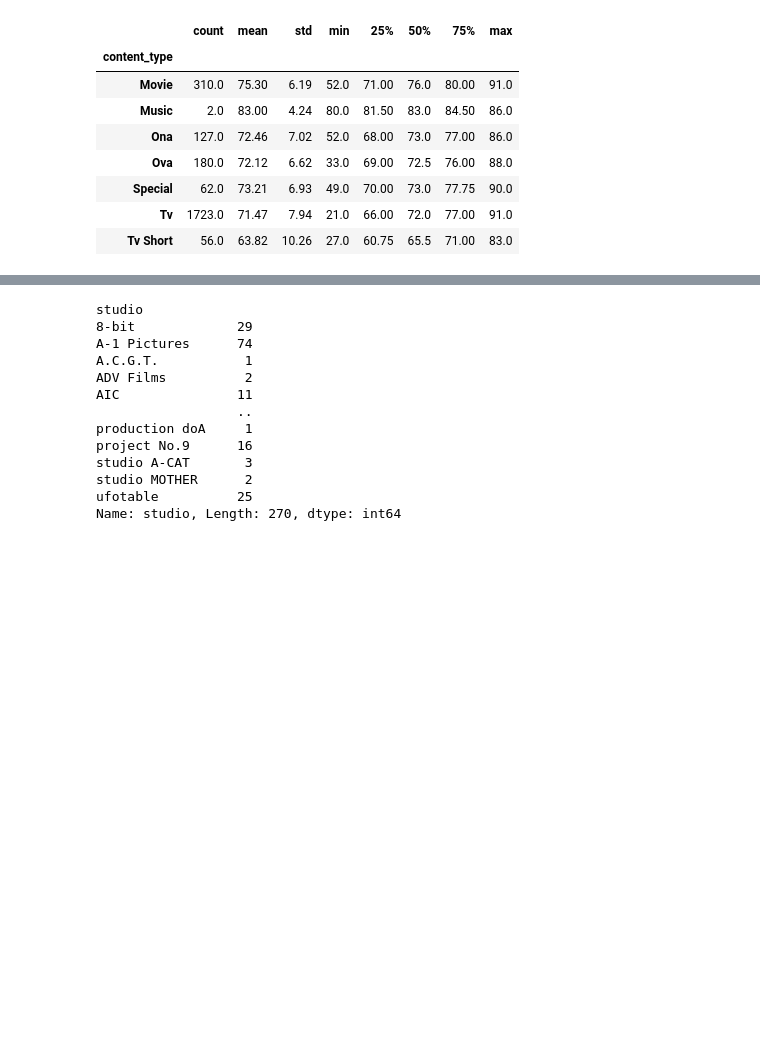
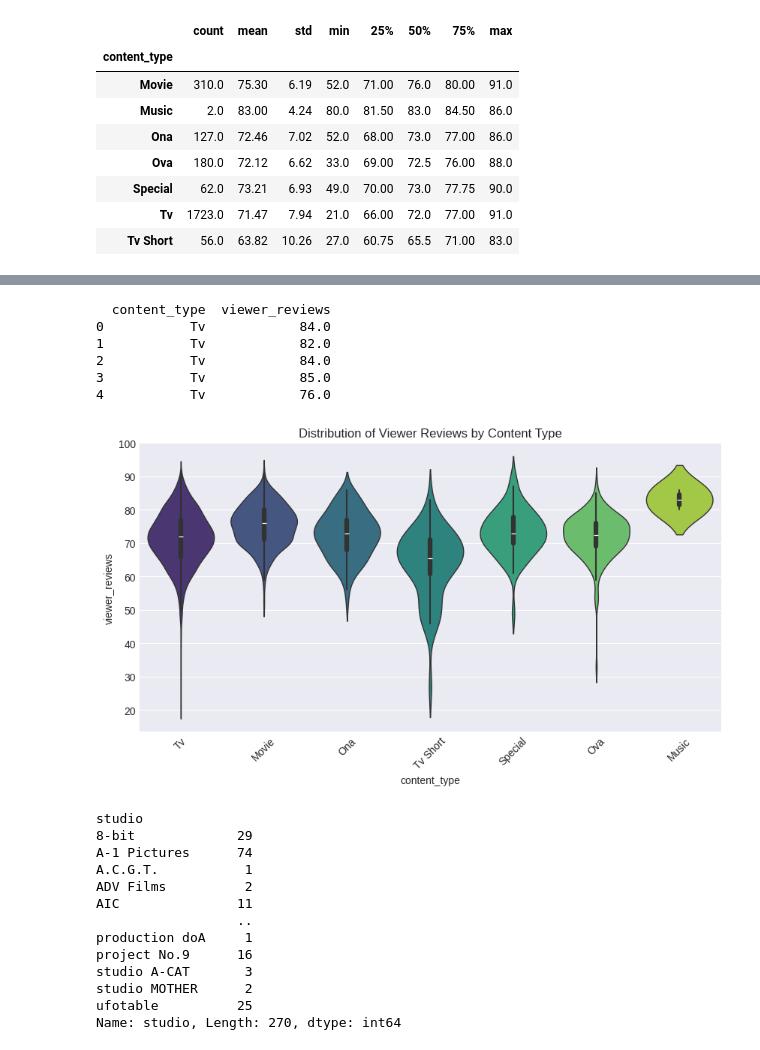
Before and after one commit to Osvajorge/anime-analytics-hub, a Jupyter notebook: notebooks/03_eda.ipynb, the cells around one changed output, grey strips where cells are left out. Drawn from its saved outputs; the diff is of its cells as text; code cells hidden in the pictures; blank space fills up the shorter version.

```diff
--- a/notebooks/03_eda.ipynb
+++ b/notebooks/03_eda.ipynb
@@ -143,3 +147,28 @@ Anime is distributed in many ways, being the Tv format the most popular with 70.
+# %%
+# 1. Univariate Analysis
+# - Distribution of ratings by content type
+df_subset = df_clean[['content_type', 'viewer_reviews']]
+print(df_subset.head())
+
+# -
+plt.figure(figsize=(10, 5))
+sns.violinplot(data=df_clean, x="content_type", y="viewer_reviews", palette="viridis", linewidth=1)
+sns.color_palette("mako", as_cmap=True)
+plt.xticks(rotation=45)
+plt.title('Distribution of Viewer Reviews by Content Type')
+plt.show()
+
+# - Top studios by production volume
+# - Episode count patterns
+# - Genre popularity
+# %% [output]
+  content_type  viewer_reviews
+0           Tv            84.0
+1           Tv            82.0
+2           Tv            84.0
+3           Tv            85.0
+4           Tv            76.0
+[figure, added]
 # %%
 df_clean.groupby(['studio'])['studio'].count()
 # %% [output]
```
Also changed, not shown: parts of 3 cells of this notebook.
